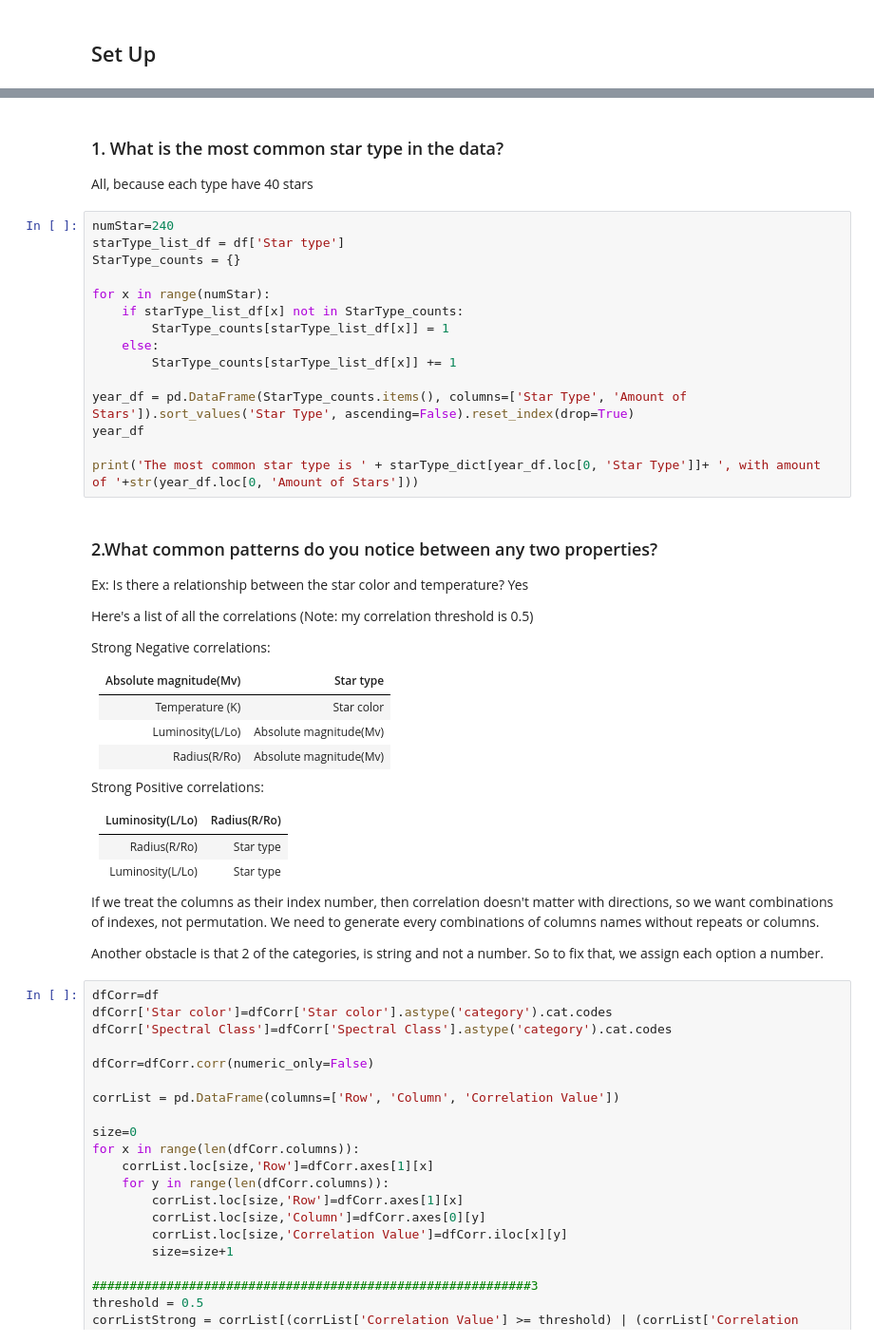
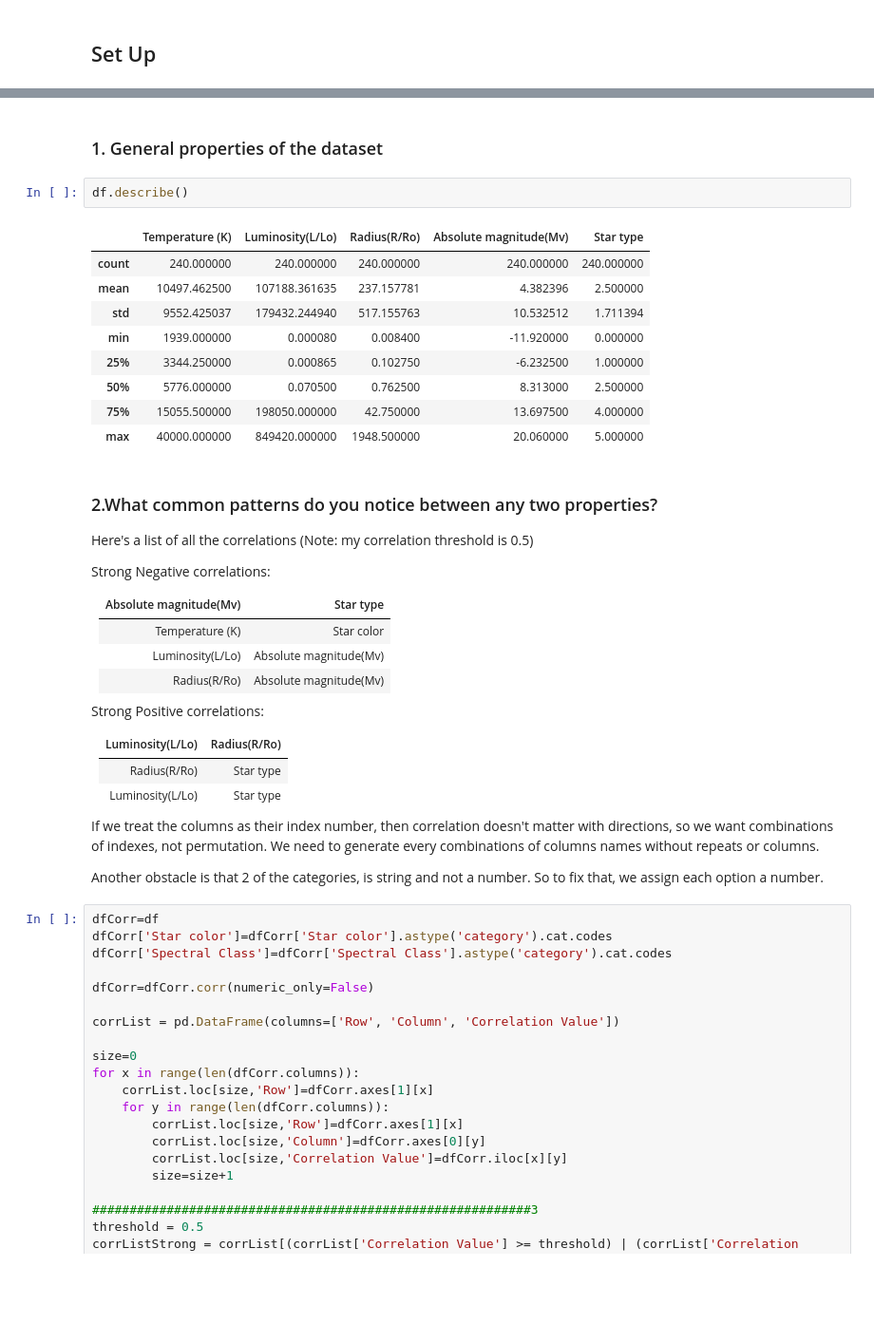
Before and after one commit to a-n-29/coding-challenge-2023-spring, a Jupyter notebook: ACM-Research-coding-challenge-23S.ipynb, the cells around one changed output, grey strips where cells are left out. Shown: that part at 95% size. Cells and saved outputs as stored; diff of their text form; blank space fills up the shorter version.

```diff
--- a/ACM-Research-coding-challenge-23S.ipynb
+++ b/ACM-Research-coding-challenge-23S.ipynb
@@ -28,26 +16,19 @@ df
-# %% [markdown]
-### 1. What is the most common star type in the data?
-
-
-All, because each type have 40 stars
-# %%
-numStar=240
-starType_list_df = df['Star type']
-StarType_counts = {}
-
-for x in range(numStar):
-    if starType_list_df[x] not in StarType_counts:
-        StarType_counts[starType_list_df[x]] = 1
-    else:
-        StarType_counts[starType_list_df[x]] += 1
-
-year_df = pd.DataFrame(StarType_counts.items(), columns=['Star Type', 'Amount of Stars']).sort_values('Star Type', ascending=False).reset_index(drop=True)
-year_df
-
-print('The most common star type is ' + starType_dict[year_df.loc[0, 'Star Type']]+ ', with amount of '+str(year_df.loc[0, 'Amount of Stars']))
+# %% [markdown]
+### 1. General properties of the dataset
+# %%
+df.describe()
+# %% [output]
+|  | Temperature (K) | Luminosity(L/Lo) | Radius(R/Ro) | Absolute magnitude(Mv) | Star type |
+| count | 240.000000 | 240.000000 | 240.000000 | 240.000000 | 240.000000 |
+| mean | 10497.462500 | 107188.361635 | 237.157781 | 4.382396 | 2.500000 |
+| std | 9552.425037 | 179432.244940 | 517.155763 | 10.532512 | 1.711394 |
+| min | 1939.000000 | 0.000080 | 0.008400 | -11.920000 | 0.000000 |
+| 25% | 3344.250000 | 0.000865 | 0.102750 | -6.232500 | 1.000000 |
+| 50% | 5776.000000 | 0.070500 | 0.762500 | 8.313000 | 2.500000 |
+| 75% | 15055.500000 | 198050.000000 | 42.750000 | 13.697500 | 4.000000 |
+| max | 40000.000000 | 849420.000000 | 1948.500000 | 20.060000 | 5.000000 |
 # %% [markdown]
 ### 2.What common patterns do you notice between any two properties?
-Ex: Is there a relationship between the star color and temperature? Yes
 
 Here's a list of all the correlations (Note: my correlation threshold is 0.5)
 
```
Also changed, not shown: parts of 22 cells of this notebook.
